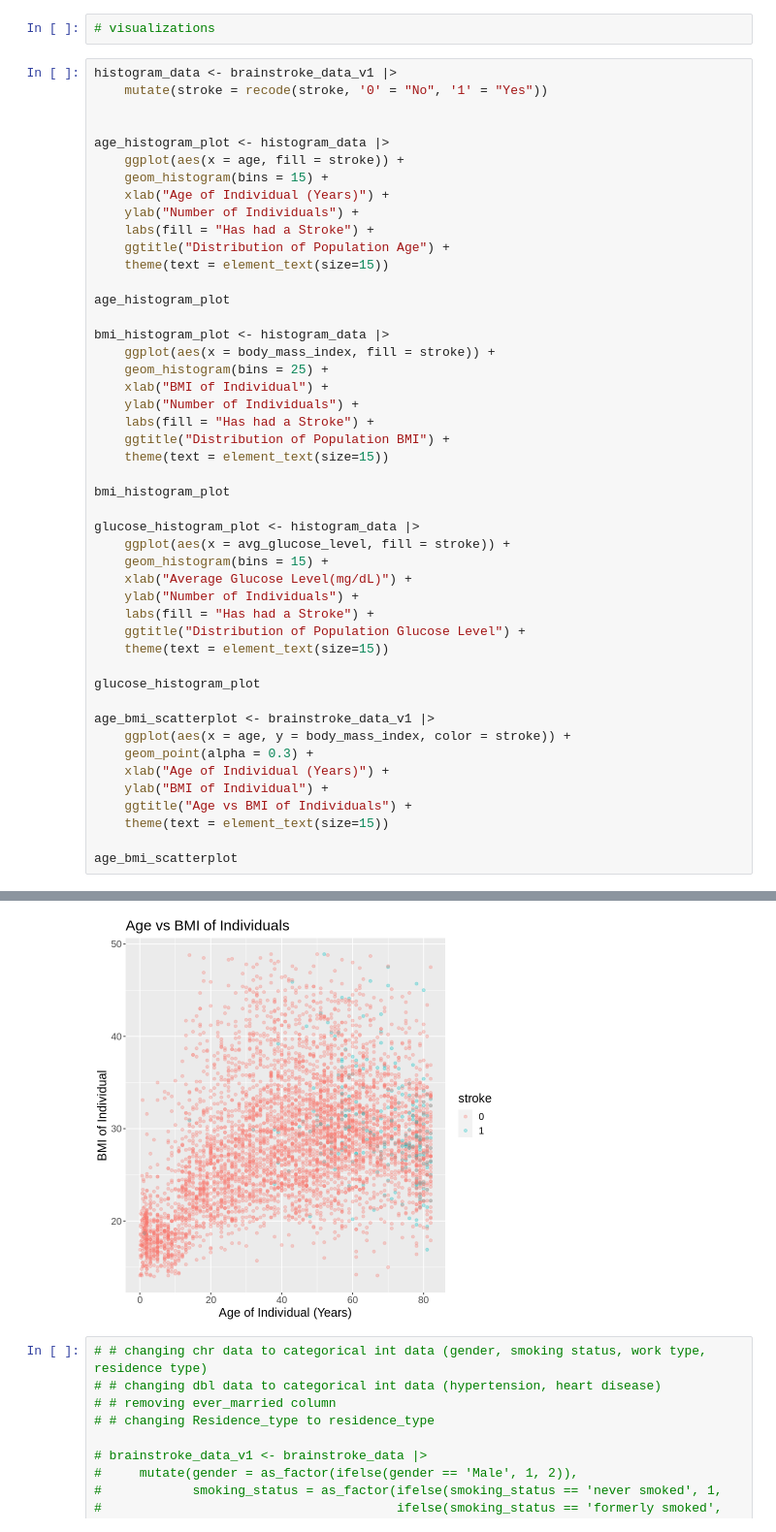
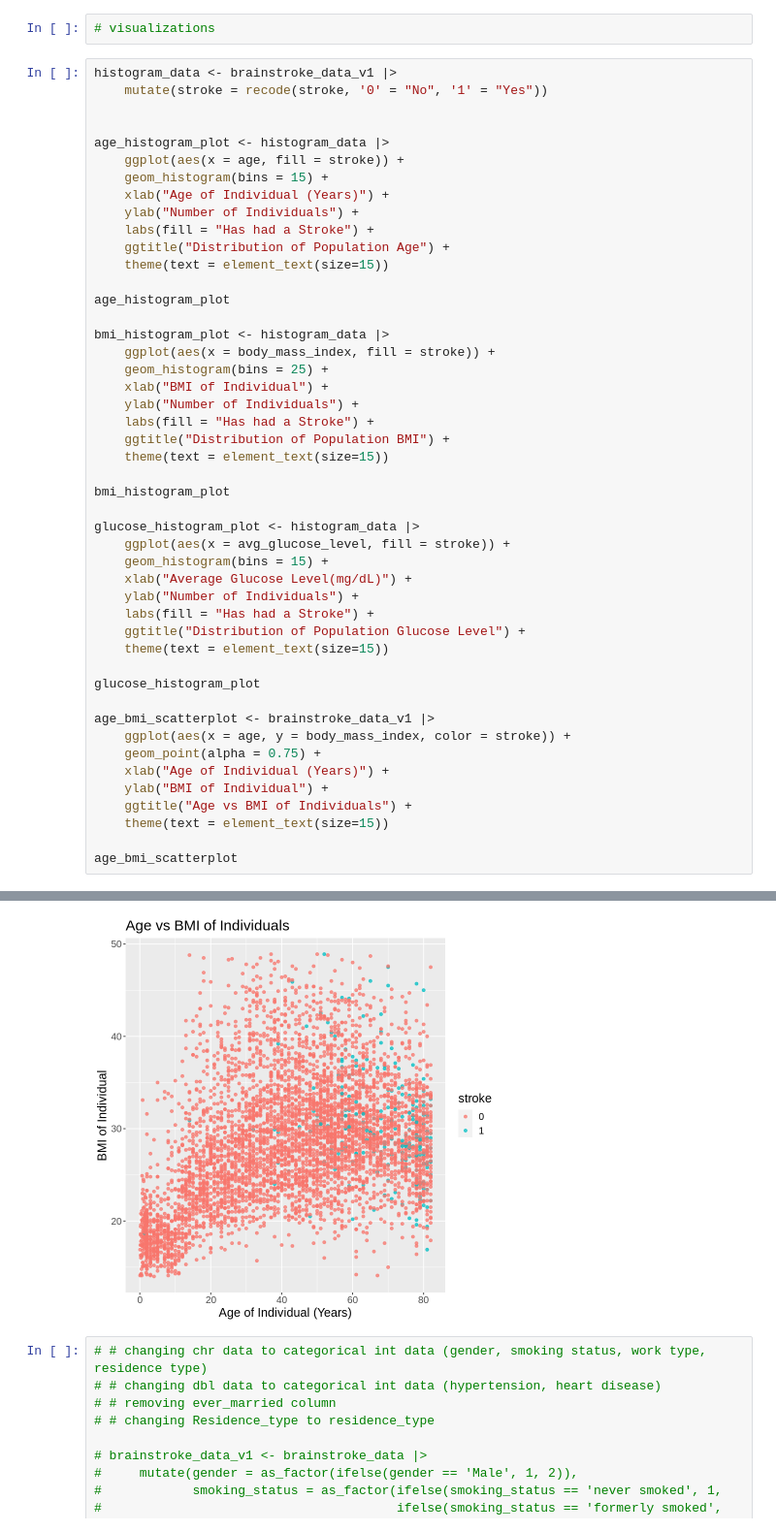
Before and after one commit to inigogrch/dsci-100-2022w2-group-29-section-007, a Jupyter notebook: project-code.ipynb, the cells around one changed output, grey strips where cells are left out. Shown at 97% size. Saved outputs shown, nothing was run; the diff lists cells and outputs as text.

Commit message:
Changed Alpha value of scatterplot

```diff
--- a/project-code.ipynb
+++ b/project-code.ipynb
@@ -220,35 +220,35 @@ bmi_histogram_plot <- histogram_data |>
     ylab("Number of Individuals") +
     labs(fill = "Has had a Stroke") +
     ggtitle("Distribution of Population BMI") +
     theme(text = element_text(size=15))
 
 bmi_histogram_plot
 
 glucose_histogram_plot <- histogram_data |>
     ggplot(aes(x = avg_glucose_level, fill = stroke)) +
     geom_histogram(bins = 15) +
     xlab("Average Glucose Level(mg/dL)") +
     ylab("Number of Individuals") +
     labs(fill = "Has had a Stroke") +
     ggtitle("Distribution of Population Glucose Level") +
     theme(text = element_text(size=15))
 
 glucose_histogram_plot
 
 age_bmi_scatterplot <- brainstroke_data_v1 |>
     ggplot(aes(x = age, y = body_mass_index, color = stroke)) +
-    geom_point(alpha = 0.3) +
+    geom_point(alpha = 0.75) +
     xlab("Age of Individual (Years)") +
     ylab("BMI of Individual") +
     ggtitle("Age vs BMI of Individuals") +
     theme(text = element_text(size=15))
 
 age_bmi_scatterplot
 # %% [output]
 [figure]
 [figure]
 [figure]
-[figure, old version]
+[figure, new version]
 # %%
 # # changing chr data to categorical int data (gender, smoking status, work type, residence type)
 # # changing dbl data to categorical int data (hypertension, heart disease)
```
Also changed, not shown: parts of 1 cell of this notebook.
